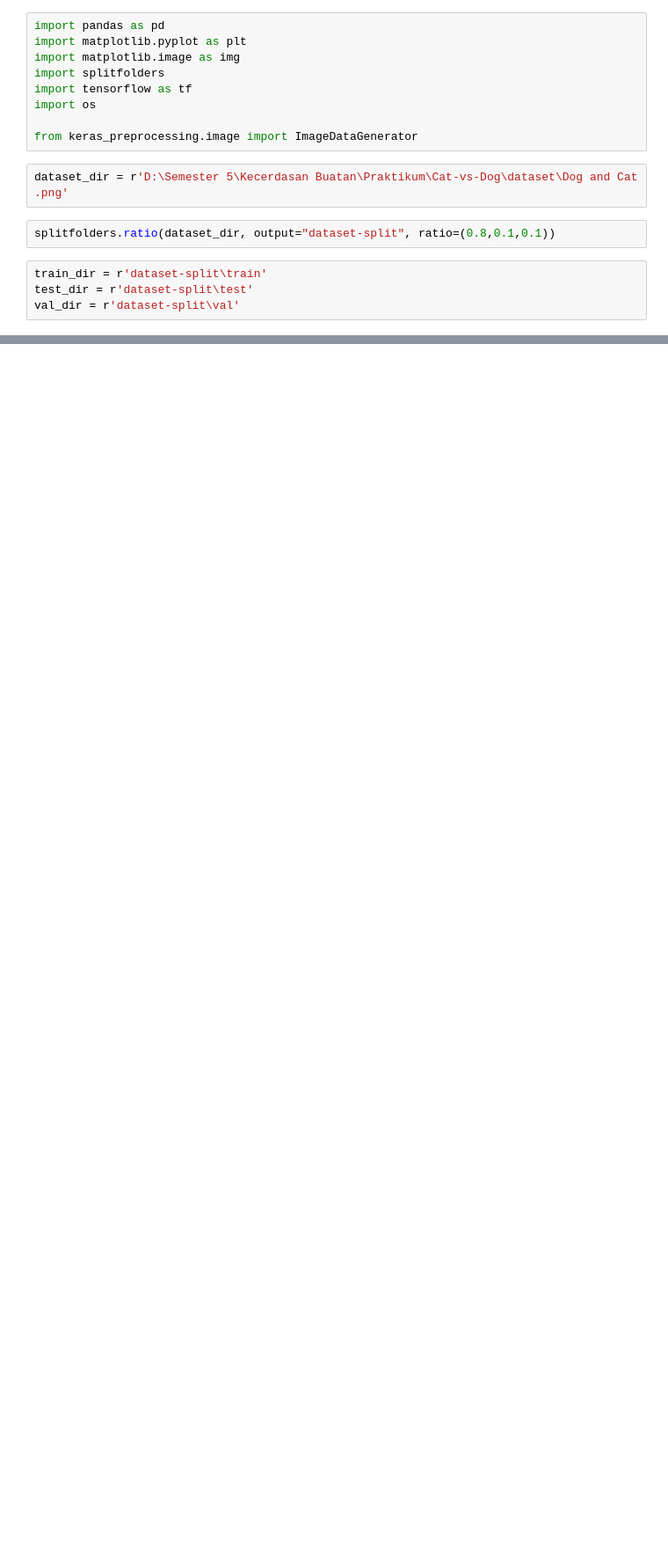
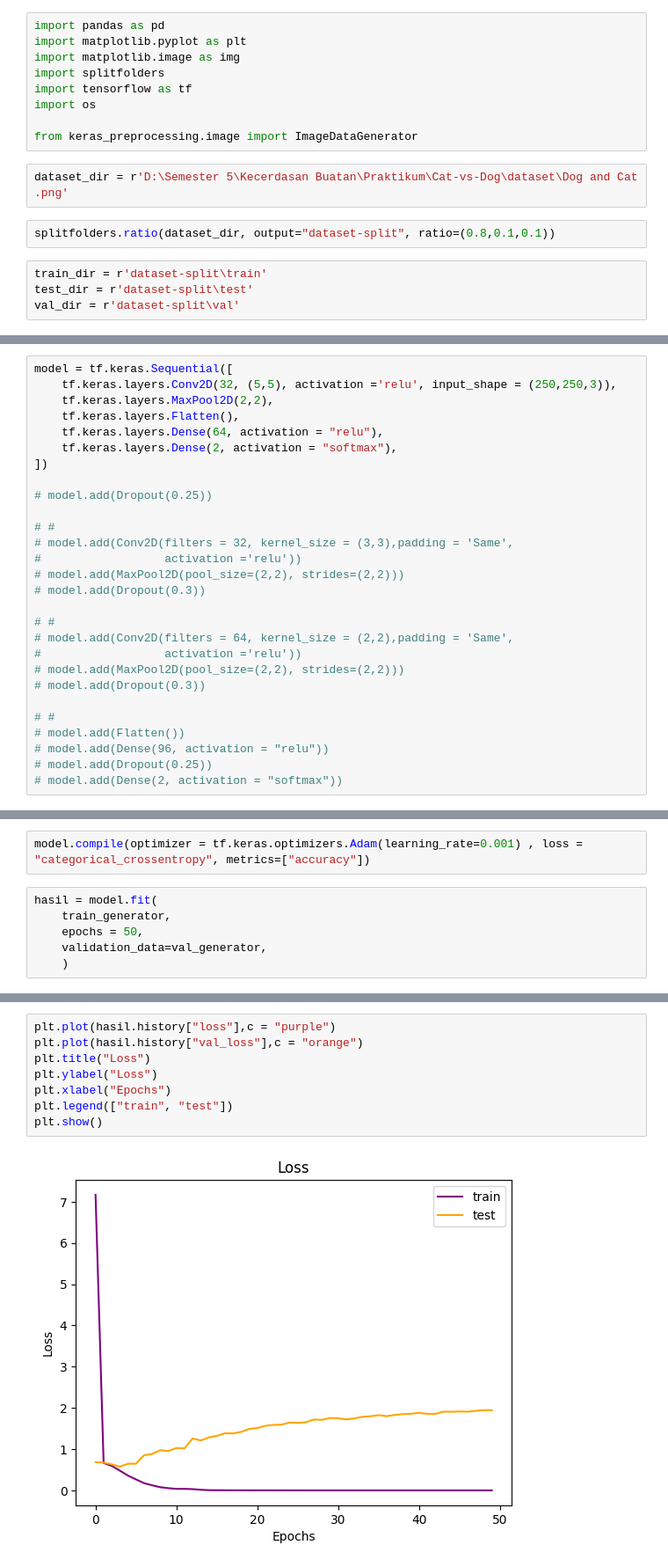
Before and after one commit to Dimassasongko093/Cat-vs-Dog, a Jupyter notebook: preprocessing.ipynb, the cells around one changed output, grey strips where cells are left out. Shown at 88% size. Drawn from its saved outputs; the diff is of its cells as text; blank space fills up the shorter version.

```diff
--- a/preprocessing.ipynb
+++ b/preprocessing.ipynb
@@ -63,0 +89,28 @@ plt.show()
+# %%
+model = tf.keras.Sequential([
+    tf.keras.layers.Conv2D(32, (5,5), activation ='relu', input_shape = (250,250,3)),
+    tf.keras.layers.MaxPool2D(2,2),
+    tf.keras.layers.Flatten(),
+    tf.keras.layers.Dense(64, activation = "relu"),
+    tf.keras.layers.Dense(2, activation = "softmax"),
+])
+
+# model.add(Dropout(0.25))
+
+# #
+# model.add(Conv2D(filters = 32, kernel_size = (3,3),padding = 'Same',
+#                  activation ='relu'))
+# model.add(MaxPool2D(pool_size=(2,2), strides=(2,2)))
+# model.add(Dropout(0.3))
+
+# #
+# model.add(Conv2D(filters = 64, kernel_size = (2,2),padding = 'Same',
+#                  activation ='relu'))
+# model.add(MaxPool2D(pool_size=(2,2), strides=(2,2)))
+# model.add(Dropout(0.3))
+
+# #
+# model.add(Flatten())
+# model.add(Dense(96, activation = "relu"))
+# model.add(Dropout(0.25))
+# model.add(Dense(2, activation = "softmax"))
@@ -63,0 +140,8 @@ plt.show()
+# %%
+model.compile(optimizer = tf.keras.optimizers.Adam(learning_rate=0.001) , loss = "categorical_crossentropy", metrics=["accuracy"])
+# %%
+hasil = model.fit(
+    train_generator,
+    epochs = 50,
+    validation_data=val_generator,
+    )
@@ -63,0 +166,10 @@ plt.show()
+# %%
+plt.plot(hasil.history["loss"],c = "purple")
+plt.plot(hasil.history["val_loss"],c = "orange")
+plt.title("Loss")
+plt.ylabel("Loss")
+plt.xlabel("Epochs")
+plt.legend(["train", "test"])
+plt.show()
+# %% [output]
+[figure, added]
```
Also changed, not shown: parts of 9 cells of this notebook.
